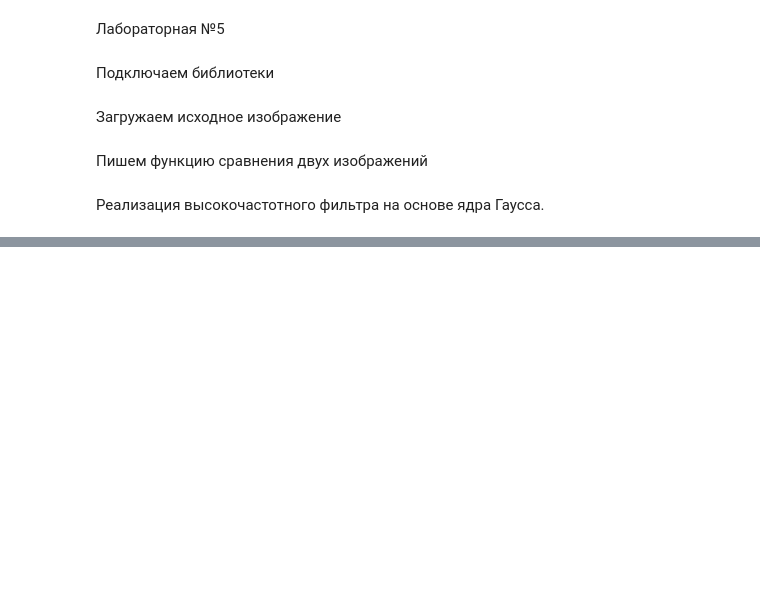
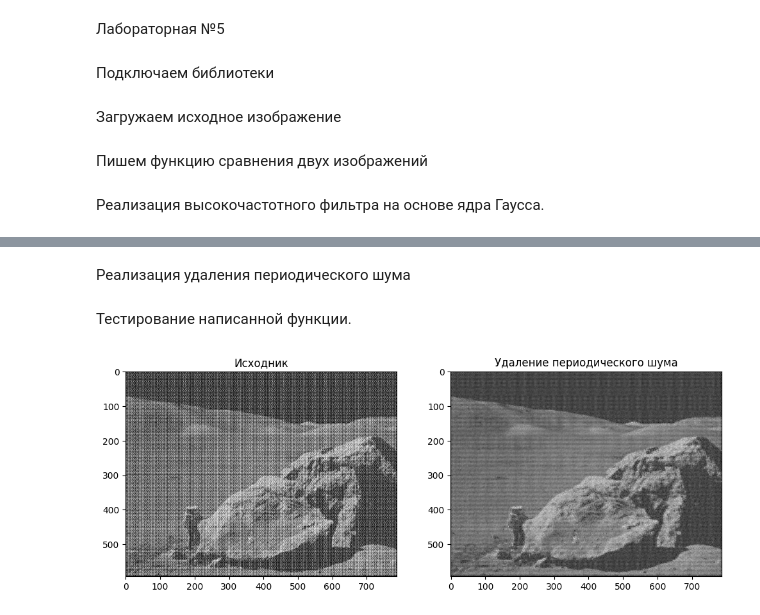
Before and after one commit to 1Dura/image_proccessing, a Jupyter notebook: lab5/main.ipynb, the cells around one changed output, grey strips where cells are left out. Drawn from its saved outputs; the diff is of its cells as text; code cells hidden in the pictures; blank space fills up the shorter version.

```diff
--- a/lab5/main.ipynb
+++ b/lab5/main.ipynb
@@ -10,7 +10,7 @@ from skimage.feature import peak_local_max
 # %% [markdown]
 Загружаем исходное изображение
 # %%
-image = cv.imread('../image_proccessing/lab5/periodic_noise.jpg')
+image = cv.imread('periodic_noise.jpg')
 image_gray = cv.cvtColor(image, cv.COLOR_BGR2GRAY)
 # %% [markdown]
 Пишем функцию сравнения двух изображений
@@ -63,0 +66,41 @@ image_diff(image_gray, 'Исходник', highpass_result, 'Высокочас
+# %% [markdown]
+Реализация удаления периодического шума
+# %%
+def remove_periodic_noise(image):
+    dft = cv.dft(np.float32(image), flags=cv.DFT_COMPLEX_OUTPUT)
+    dft_shift = np.fft.fftshift(dft)
+
+    magnitude = 20 * np.log(cv.magnitude(dft_shift[:,:,0], dft_shift[:,:,1]))
+    threshold = np.percentile(magnitude, 96)
+    noise_mask = magnitude > threshold
+
+    rows, cols = image.shape
+    center_y, center_x = rows // 2, cols // 2
+    center_radius = min(rows, cols) // 10
+
+    filter_mask = np.ones((rows, cols, 2), np.float32)
+
+    for y in range(rows):
+        for x in range(cols):
+            if noise_mask[y, x]:
+                dist = np.sqrt((x - center_x)**2 + (y - center_y)**2)
+                if dist > center_radius:
+                    filter_mask[y, x] = 0
+                    filter_mask[rows-1-y, cols-1-x] = 0
+
+
+    fshift = dft_shift * filter_mask
+    f_ishift = np.fft.ifftshift(fshift)
+    img_back = cv.idft(f_ishift)
+    img_back = cv.magnitude(img_back[:,:,0], img_back[:,:,1])
+
+    denoised_image = cv.normalize(img_back, None, 0, 255, cv.NORM_MINMAX).astype(np.uint8)
+
+    return denoised_image, magnitude
+# %% [markdown]
+Тестирование написанной функции.
+# %%
+denoised_image, magnitude = remove_periodic_noise(image_gray)
+image_diff(image_gray, 'Исходник', denoised_image, 'Удаление периодического шума')
+# %% [output]
+[figure, added]
```
Also changed, not shown: parts of 2 cells of this notebook.
